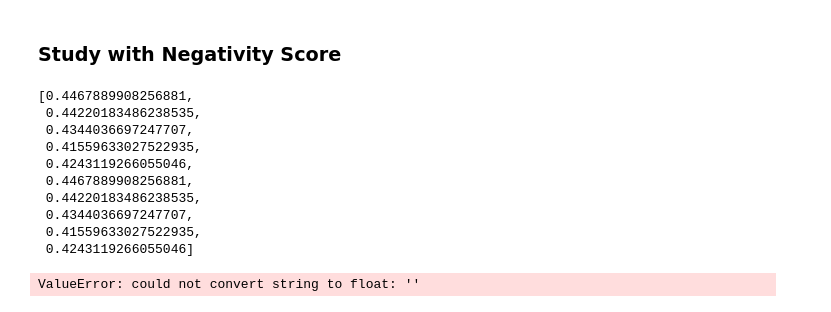
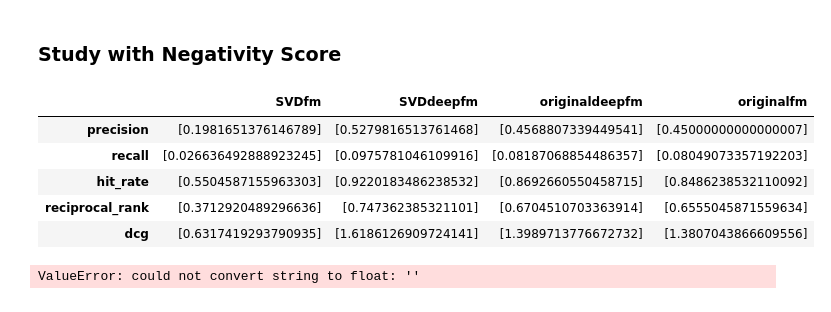
Before and after one commit to basill2001/SVD_FM, a Jupyter notebook: notes/result_checker.ipynb, the cells around one changed output. Cells and saved outputs as stored; diff of their text form; code cells hidden in the pictures.

```diff
--- a/notes/result_checker.ipynb
+++ b/notes/result_checker.ipynb
@@ -163,19 +163,15 @@ plt.show()
 with open('../results/temp.pickle', mode='rb') as f:
     neg = pickle.load(f)
 neg_df = pd.DataFrame(neg)
-# %%
-neg_df.iloc[0, 0]
-# %% [output]
-[0.4467889908256881,
- 0.44220183486238535,
- 0.4344036697247707,
- 0.41559633027522935,
- 0.4243119266055046,
- 0.4467889908256881,
- 0.44220183486238535,
- 0.4344036697247707,
- 0.41559633027522935,
- 0.4243119266055046]
+# %%
+neg_df
+# %% [output]
+|  | SVDfm | SVDdeepfm | originaldeepfm | originalfm |
+| precision | [0.1981651376146789] | [0.5279816513761468] | [0.4568807339449541] | [0.45000000000000007] |
+| recall | [0.026636492888923245] | [0.0975781046109916] | [0.08187068854486357] | [0.08049073357192203] |
+| hit_rate | [0.5504587155963303] | [0.9220183486238532] | [0.8692660550458715] | [0.8486238532110092] |
+| reciprocal_rank | [0.3712920489296636] | [0.747362385321101] | [0.6704510703363914] | [0.6555045871559634] |
+| dcg | [0.6317419293790935] | [1.6186126909724141] | [1.3989713776672732] | [1.3807043866609556] |
 # %%
 sorted_num = sorted([float(col[:-12]) for col in neg_df.columns])
 sorted_col = [str(num) + 'nsoriginalfm' for num in sorted_num]
```
Also changed, not shown: 4 other files.
